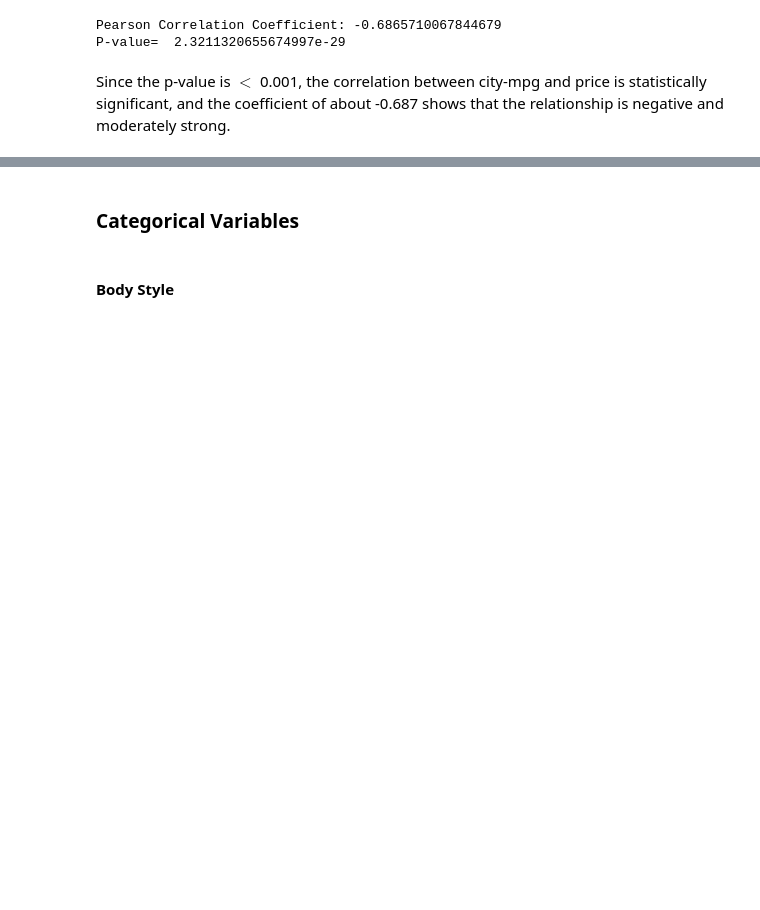
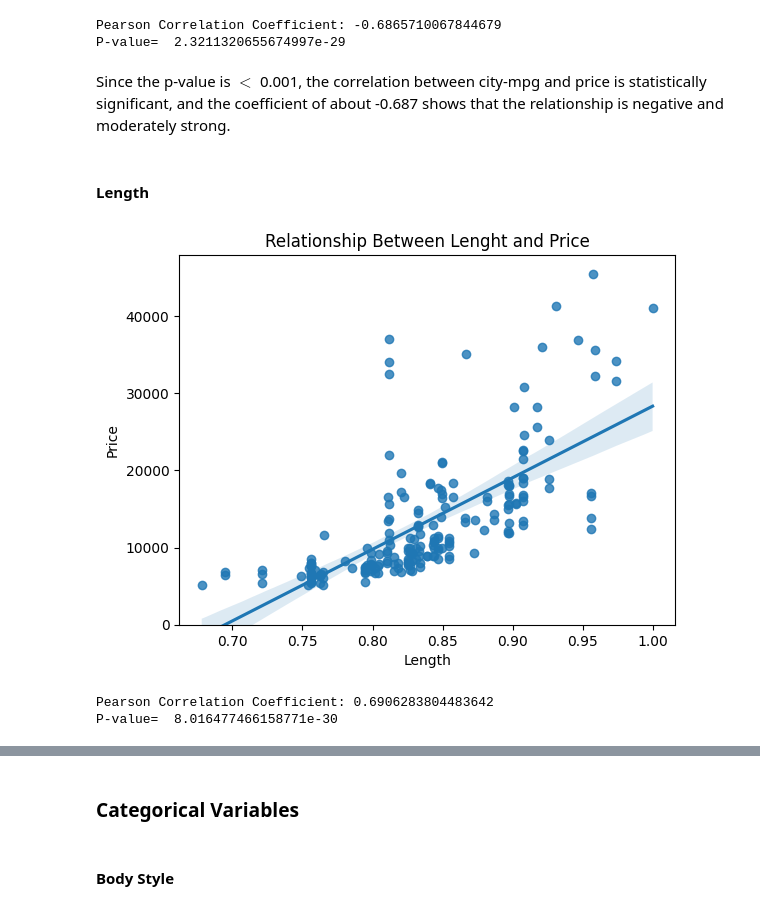
Before and after one commit to harmeris/Car_Pricing_Analysis_1985, a Jupyter notebook: car_pricing_analysis.ipynb, the cells around one changed output, grey strips where cells are left out. Cells and saved outputs as stored; diff of their text form; code cells hidden in the pictures; blank space fills up the shorter version.

```diff
--- a/car_pricing_analysis.ipynb
+++ b/car_pricing_analysis.ipynb
@@ -509,3 +509,22 @@ Pearson Correlation Coefficient: -0.6865710067844679
 P-value=  2.3211320655674997e-29
 # %% [markdown]
 Since the p-value is $<$ 0.001, the correlation between city-mpg and price is statistically significant, and the coefficient of about -0.687 shows that the relationship is negative and moderately strong.
+# %% [markdown]
+#### Length
+# %%
+# Analyze length as a potential predictor of price.
+sns.regplot(x='length-cm',y='price',data=car_db)
+plt.ylim(0,)
+plt.title("Relationship Between Lenght and Price")
+plt.xlabel("Length")
+plt.ylabel("Price")
+plt.show()
+# %% [output]
+[figure, added]
+# %%
+lcm_pearson_coef,lcm_p_value = stats.pearsonr(car_db['length-cm'],car_db['price'])
+print("Pearson Correlation Coefficient:", lcm_pearson_coef)
+print("P-value= ", lcm_p_value)
+# %% [output]
+Pearson Correlation Coefficient: 0.6906283804483642
+P-value=  8.016477466158771e-30
```
Also changed, not shown: parts of 8 cells of this notebook.
